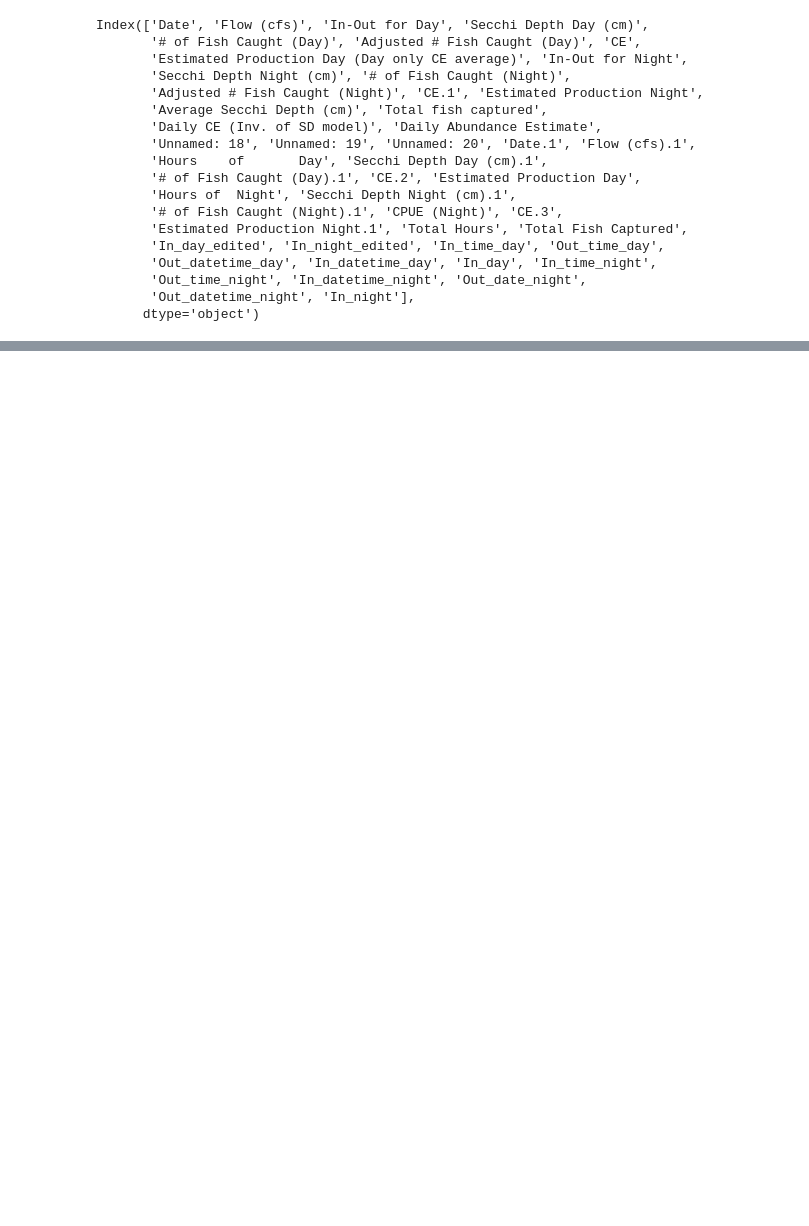
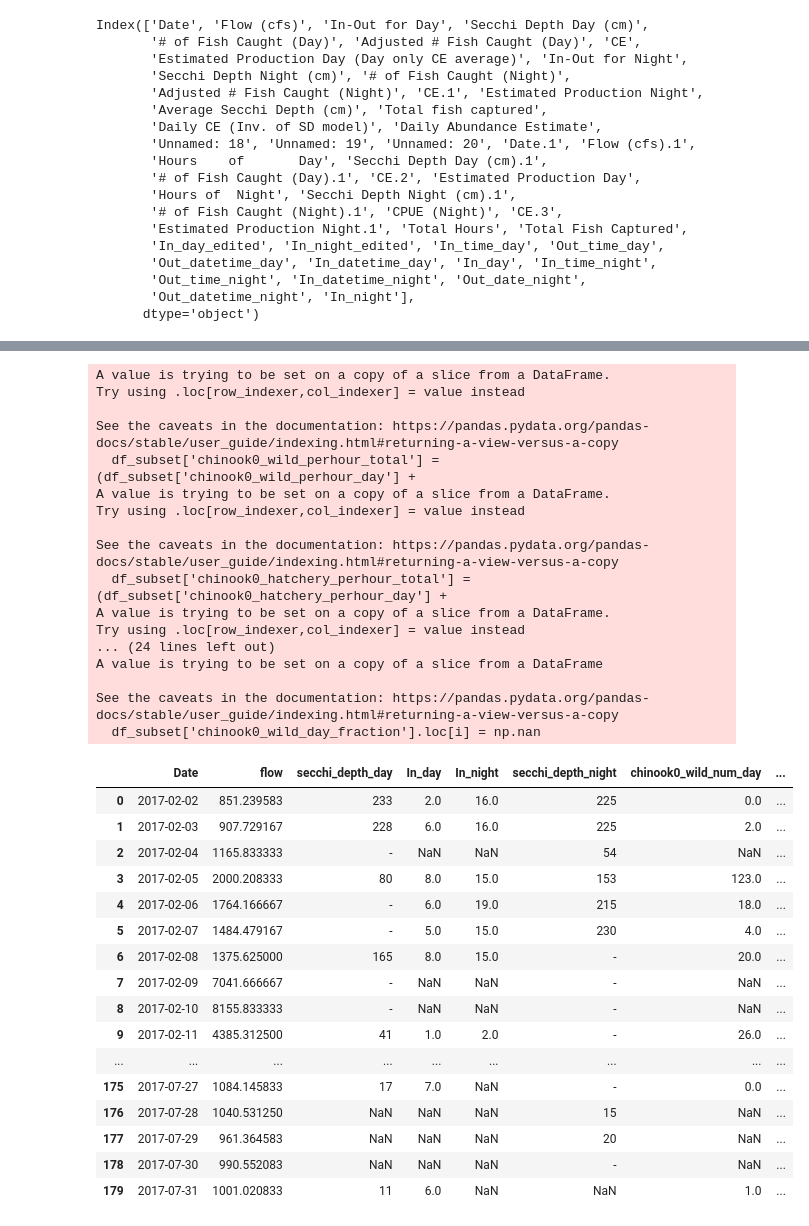
Before and after one commit to maria-kuruvilla/pied_piper, a Jupyter notebook: Puyallup/read_data_2017.ipynb, the cells around one changed output, grey strips where cells are left out. Cells and saved outputs as stored; diff of their text form; code cells hidden in the pictures; blank space fills up the shorter version.

Commit message:
finished processing 2010 data and corrected teh fraction values in all datafiles

```diff
--- a/Puyallup/read_data_2017.ipynb
+++ b/Puyallup/read_data_2017.ipynb
@@ -342,13 +353,13 @@ See the caveats in the documentation: https://pandas.pydata.org/pandas-docs/stab
 # %%
 #if In day is nan, then chinook0_wild_num_day and chinook0_wild_num_day should be nan
 
-df_subset.loc[(df_subset['In_day'] == np.nan),'chinook0_wild_num_day'] =np.nan
+df_subset.loc[pd.isna(df_subset['In_day']),'chinook0_wild_num_day'] =np.nan
 
-df_subset.loc[(df_subset['In_day'] == np.nan),'chinook0_hatchery_num_day'] =np.nan
+df_subset.loc[pd.isna(df_subset['In_day']),'chinook0_hatchery_num_day'] =np.nan
 
-df_subset.loc[(df_subset['In_night'] == np.nan),'chinook0_wild_num_night'] =np.nan
+df_subset.loc[pd.isna(df_subset['In_night']),'chinook0_wild_num_night'] =np.nan
 
-df_subset.loc[(df_subset['In_night'] == np.nan),'chinook0_hatchery_num_day'] =np.nan
+df_subset.loc[pd.isna(df_subset['In_night']),'chinook0_hatchery_num_day'] =np.nan
 
 
 df_subset['chinook0_wild_perhour_day'] = df_subset['chinook0_wild_num_day']/df_subset['In_day']
@@ -384,9 +395,6 @@ df_subset['chinook0_hatchery_perhour_night_estimate'] = (df_subset['chinook0_hat
                                                    df_subset['In_night'])
 df_subset['chinook0_hatchery_perhour_estimate'] = (df_subset['chinook0_hatchery_perhour']/
                                                    df_subset['trap_efficiency'])
-
-with pd.option_context('display.max_rows', None, 'display.max_columns', None):  # more options can be specified also
-    display(df_subset)
 # %% [output]
 A value is trying to be set on a copy of a slice from a DataFrame.
 Try using .loc[row_indexer,col_indexer] = value instead
@@ -432,3 +416,68 @@ See the caveats in the documentation: https://pandas.pydata.org/pandas-docs/stab
+# %%
+
+df_subset['chinook0_wild_perhour_total'] = (df_subset['chinook0_wild_perhour_day'] +
+                                            df_subset['chinook0_wild_perhour_night'])
+
+df_subset['chinook0_hatchery_perhour_total'] = (df_subset['chinook0_hatchery_perhour_day'] +
+                                            df_subset['chinook0_hatchery_perhour_night'])
+
+df_subset['chinook0_wild_day_fraction'] = np.nan
+df_subset['chinook0_hatchery_day_fraction'] = np.nan
+n = len(df_subset['chinook0_wild_perhour_total'])
+
+for i in range(n):
+    if df_subset['chinook0_wild_perhour_day'].loc[i]==0 and df_subset['chinook0_wild_perhour_total'].loc[i] == 0:
+        df_subset['chinook0_wild_day_fraction'].loc[i] = np.nan
+
+    else:
+        df_subset['chinook0_wild_day_fraction'].loc[i] = (df_subset['chinook0_wild_perhour_day'].loc[i]/
+                                                          df_subset['chinook0_wild_perhour_total'].loc[i])
+
+    if df_subset['chinook0_hatchery_perhour_day'].loc[i]==0 and df_subset['chinook0_hatchery_perhour_total'].loc[i] == 0:
+        df_subset['chinook0_hatchery_day_fraction'].loc[i] = np.nan
+
+    else:
+        df_subset['chinook0_hatchery_day_fraction'].loc[i] = (df_subset['chinook0_hatchery_perhour_day'].loc[i]/
+                                                          df_subset['chinook0_hatchery_perhour_total'].loc[i])
+
+df_subset = df_subset.drop(['chinook0_wild_perhour_total','chinook0_hatchery_perhour_total'],axis = 1)
+with pd.option_context('display.max_rows', None, 'display.max_columns', None):  # more options can be specified also
+    display(df_subset)
+# %% [output]
+A value is trying to be set on a copy of a slice from a DataFrame.
+Try using .loc[row_indexer,col_indexer] = value instead
+
+See the caveats in the documentation: https://pandas.pydata.org/pandas-docs/stable/user_guide/indexing.html#returning-a-view-versus-a-copy
+  df_subset['chinook0_wild_perhour_total'] = (df_subset['chinook0_wild_perhour_day'] +
+A value is trying to be set on a copy of a slice from a DataFrame.
+Try using .loc[row_indexer,col_indexer] = value instead
+
+See the caveats in the documentation: https://pandas.pydata.org/pandas-docs/stable/user_guide/indexing.html#returning-a-view-versus-a-copy
+  df_subset['chinook0_hatchery_perhour_total'] = (df_subset['chinook0_hatchery_perhour_day'] +
+A value is trying to be set on a copy of a slice from a DataFrame.
+Try using .loc[row_indexer,col_indexer] = value instead
+... (24 lines left out)
+A value is trying to be set on a copy of a slice from a DataFrame
+
+See the caveats in the documentation: https://pandas.pydata.org/pandas-docs/stable/user_guide/indexing.html#returning-a-view-versus-a-copy
+  df_subset['chinook0_wild_day_fraction'].loc[i] = np.nan
+|  | Date | flow | secchi_depth_day | In_day | In_night | secchi_depth_night | chinook0_wild_num_day | ... |
+| 0 | 2017-02-02 | 851.239583 | 233 | 2.0 | 16.0 | 225 | 0.0 | ... |
+| 1 | 2017-02-03 | 907.729167 | 228 | 6.0 | 16.0 | 225 | 2.0 | ... |
+| 2 | 2017-02-04 | 1165.833333 | - | NaN | NaN | 54 | NaN | ... |
+| 3 | 2017-02-05 | 2000.208333 | 80 | 8.0 | 15.0 | 153 | 123.0 | ... |
+| 4 | 2017-02-06 | 1764.166667 | - | 6.0 | 19.0 | 215 | 18.0 | ... |
+| 5 | 2017-02-07 | 1484.479167 | - | 5.0 | 15.0 | 230 | 4.0 | ... |
+| 6 | 2017-02-08 | 1375.625000 | 165 | 8.0 | 15.0 | - | 20.0 | ... |
+| 7 | 2017-02-09 | 7041.666667 | - | NaN | NaN | - | NaN | ... |
+| 8 | 2017-02-10 | 8155.833333 | - | NaN | NaN | - | NaN | ... |
+| 9 | 2017-02-11 | 4385.312500 | 41 | 1.0 | 2.0 | - | 26.0 | ... |
+| ... | ... | ... | ... | ... | ... | ... | ... | ... |
+| 175 | 2017-07-27 | 1084.145833 | 17 | 7.0 | NaN | - | 0.0 | ... |
+| 176 | 2017-07-28 | 1040.531250 | NaN | NaN | NaN | 15 | NaN | ... |
+| 177 | 2017-07-29 | 961.364583 | NaN | NaN | NaN | 20 | NaN | ... |
+| 178 | 2017-07-30 | 990.552083 | NaN | NaN | NaN | - | NaN | ... |
+| 179 | 2017-07-31 | 1001.020833 | 11 | 6.0 | NaN | NaN | 1.0 | ... |
 # %%
 #save csv
 
```
Also changed, not shown: parts of 5 cells of this notebook, 7 other files.
